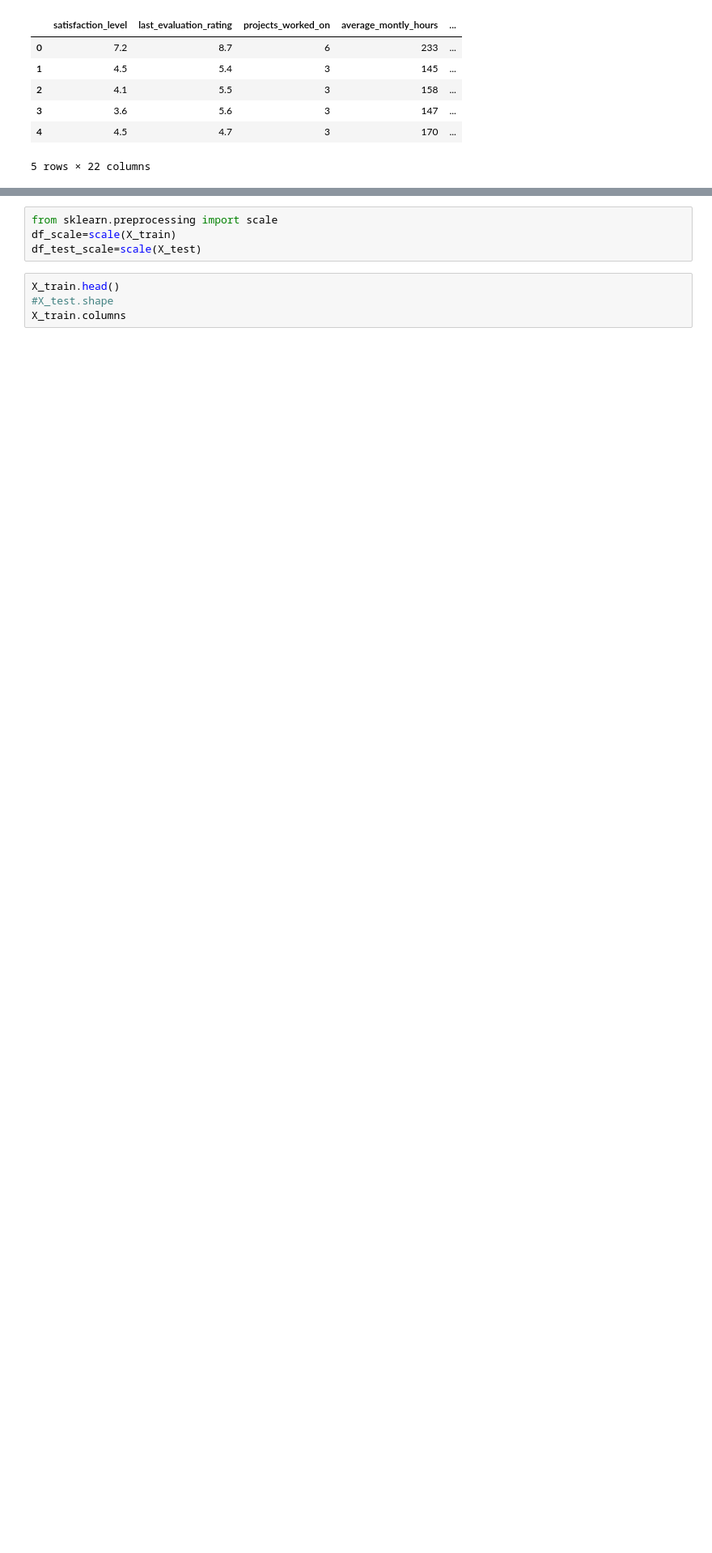
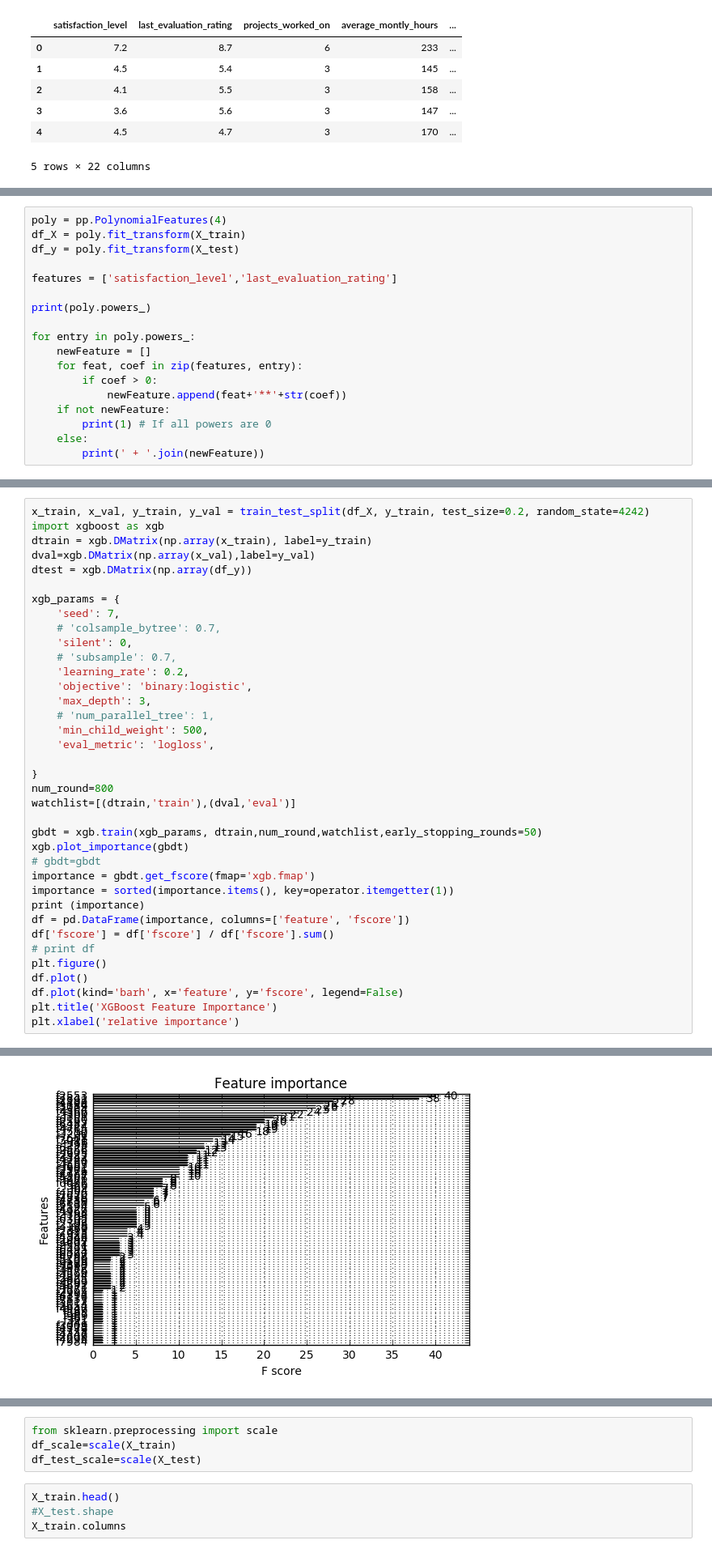
Before and after one commit to kishorkukreja/attrition-analysis, a Jupyter notebook: Attrition-notebook.ipynb, the cells around one changed output, grey strips where cells are left out. Shown at 81% size. Drawn from its saved outputs; the diff is of its cells as text; blank space fills up the shorter version.

```diff
--- a/Attrition-notebook.ipynb
+++ b/Attrition-notebook.ipynb
@@ -267,0 +425,18 @@ X_test.head()
+# %%
+poly = pp.PolynomialFeatures(4)
+df_X = poly.fit_transform(X_train)
+df_y = poly.fit_transform(X_test)
+
+features = ['satisfaction_level','last_evaluation_rating']
+
+print(poly.powers_)
+
+for entry in poly.powers_:
+    newFeature = []
+    for feat, coef in zip(features, entry):
+        if coef > 0:
+            newFeature.append(feat+'**'+str(coef))
+    if not newFeature:
+        print(1) # If all powers are 0
+    else:
+        print(' + '.join(newFeature))
@@ -267,0 +448,38 @@ X_test.head()
+# %%
+x_train, x_val, y_train, y_val = train_test_split(df_X, y_train, test_size=0.2, random_state=4242)
+import xgboost as xgb
+dtrain = xgb.DMatrix(np.array(x_train), label=y_train)
+dval=xgb.DMatrix(np.array(x_val),label=y_val)
+dtest = xgb.DMatrix(np.array(df_y))
+
+xgb_params = {
+    'seed': 7,
+    # 'colsample_bytree': 0.7,
+    'silent': 0,
+    # 'subsample': 0.7,
+    'learning_rate': 0.2,
+    'objective': 'binary:logistic',
+    'max_depth': 3,
+    # 'num_parallel_tree': 1,
+    'min_child_weight': 500,
+    'eval_metric': 'logloss',
+
+}
+num_round=800
+watchlist=[(dtrain,'train'),(dval,'eval')]
+
+gbdt = xgb.train(xgb_params, dtrain,num_round,watchlist,early_stopping_rounds=50)
+xgb.plot_importance(gbdt)
+# gbdt=gbdt
+importance = gbdt.get_fscore(fmap='xgb.fmap')
+importance = sorted(importance.items(), key=operator.itemgetter(1))
+print (importance)
+df = pd.DataFrame(importance, columns=['feature', 'fscore'])
+df['fscore'] = df['fscore'] / df['fscore'].sum()
+# print df
+plt.figure()
+df.plot()
+df.plot(kind='barh', x='feature', y='fscore', legend=False)
+plt.title('XGBoost Feature Importance')
+plt.xlabel('relative importance')
+# %% [output]
@@ -267,0 +504 @@ X_test.head()
+[figure, added]
```
Also changed, not shown: parts of 37 cells of this notebook.
